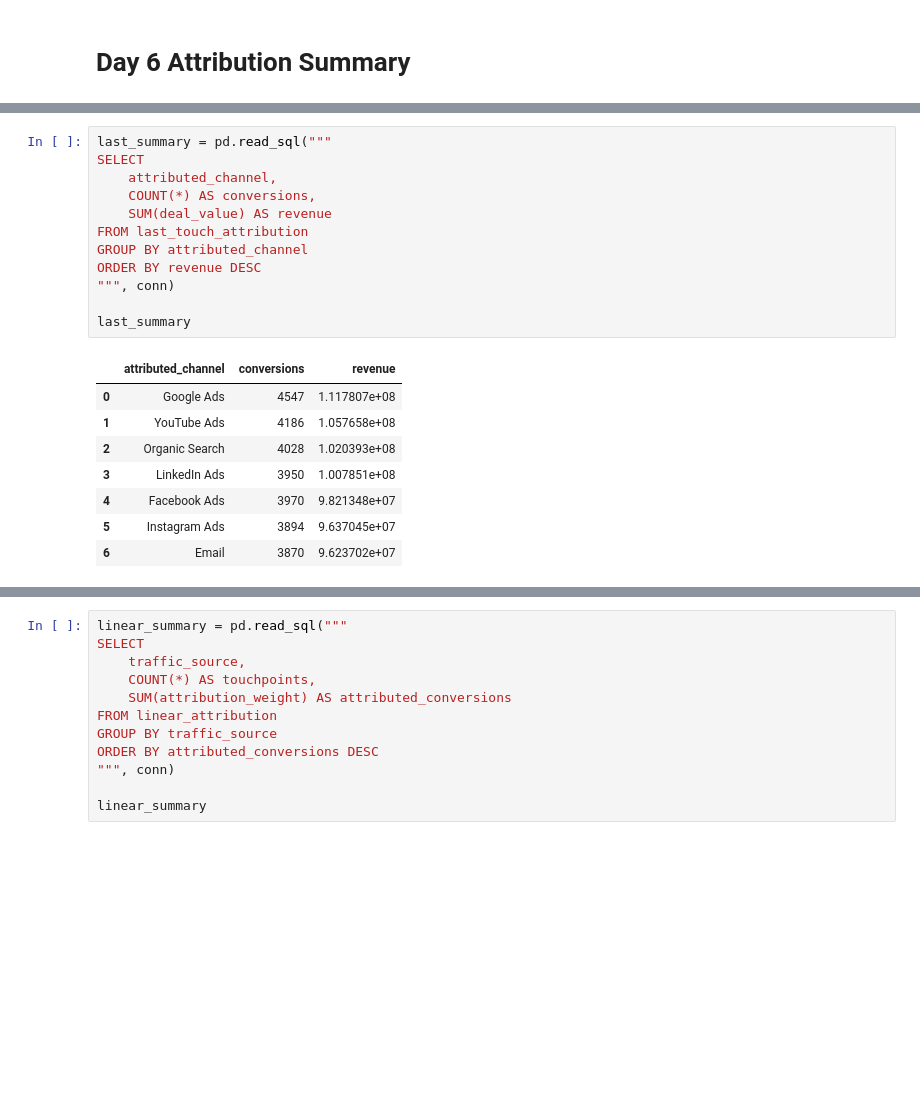
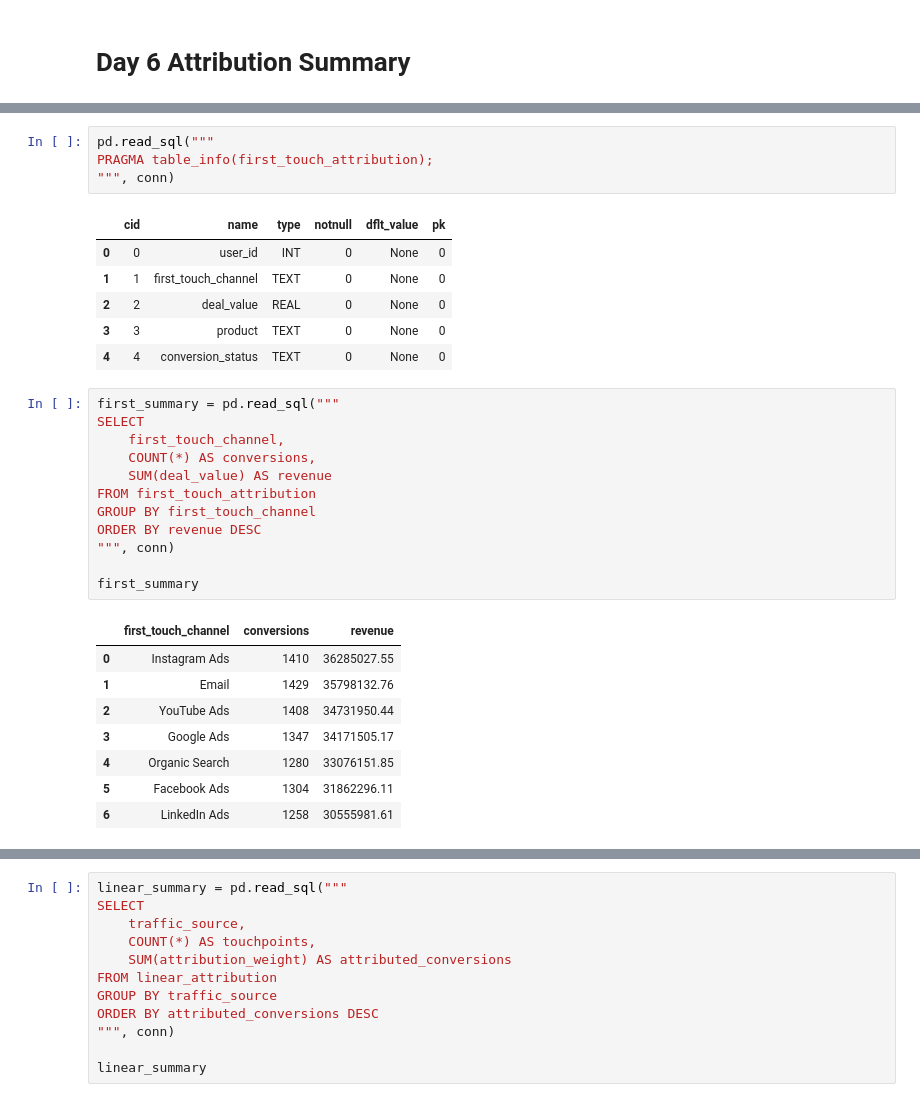
Before and after one commit to hitteshkharyal/Marketing-_ROI_Dashboard, a Jupyter notebook: project1.ipynb, the cells around one changed output, grey strips where cells are left out. Cells and saved outputs as stored; diff of their text form; blank space fills up the shorter version.

```diff
--- a/project1.ipynb
+++ b/project1.ipynb
@@ -1669,21 +1739,32 @@ first_summary
-# %%
-last_summary = pd.read_sql("""
-SELECT
-    attributed_channel,
-    COUNT(*) AS conversions,
-    SUM(deal_value) AS revenue
-FROM last_touch_attribution
-GROUP BY attributed_channel
-ORDER BY revenue DESC
-""", conn)
-
-last_summary
-# %% [output]
-|  | attributed_channel | conversions | revenue |
-| 0 | Google Ads | 4547 | 1.117807e+08 |
-| 1 | YouTube Ads | 4186 | 1.057658e+08 |
-| 2 | Organic Search | 4028 | 1.020393e+08 |
-| 3 | LinkedIn Ads | 3950 | 1.007851e+08 |
-| 4 | Facebook Ads | 3970 | 9.821348e+07 |
-| 5 | Instagram Ads | 3894 | 9.637045e+07 |
-| 6 | Email | 3870 | 9.623702e+07 |
+# %%
+pd.read_sql("""
+PRAGMA table_info(first_touch_attribution);
+""", conn)
+# %% [output]
+|  | cid | name | type | notnull | dflt_value | pk |
+| 0 | 0 | user_id | INT | 0 | None | 0 |
+| 1 | 1 | first_touch_channel | TEXT | 0 | None | 0 |
+| 2 | 2 | deal_value | REAL | 0 | None | 0 |
+| 3 | 3 | product | TEXT | 0 | None | 0 |
+| 4 | 4 | conversion_status | TEXT | 0 | None | 0 |
+# %%
+first_summary = pd.read_sql("""
+SELECT
+    first_touch_channel,
+    COUNT(*) AS conversions,
+    SUM(deal_value) AS revenue
+FROM first_touch_attribution
+GROUP BY first_touch_channel
+ORDER BY revenue DESC
+""", conn)
+
+first_summary
+# %% [output]
+|  | first_touch_channel | conversions | revenue |
+| 0 | Instagram Ads | 1410 | 36285027.55 |
+| 1 | Email | 1429 | 35798132.76 |
+| 2 | YouTube Ads | 1408 | 34731950.44 |
+| 3 | Google Ads | 1347 | 34171505.17 |
+| 4 | Organic Search | 1280 | 33076151.85 |
+| 5 | Facebook Ads | 1304 | 31862296.11 |
+| 6 | LinkedIn Ads | 1258 | 30555981.61 |
```
Also changed, not shown: parts of 57 cells of this notebook.
